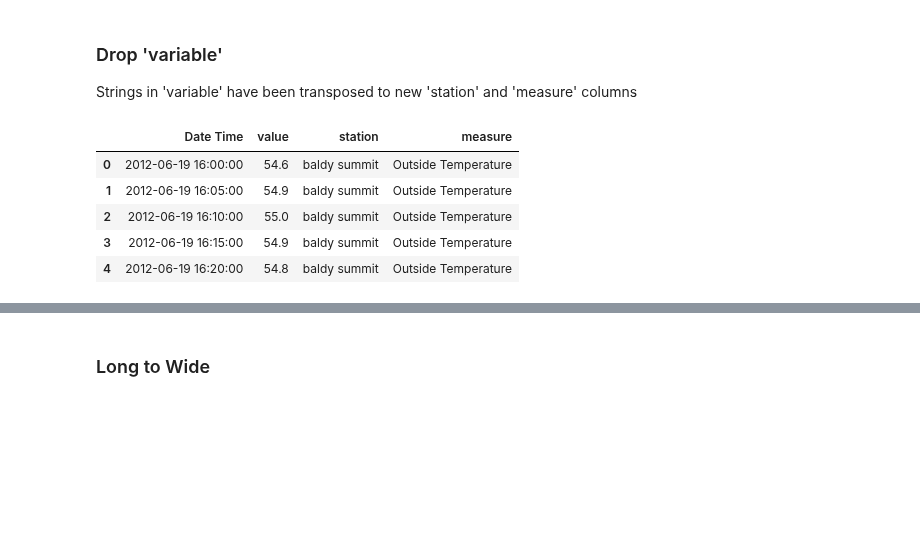
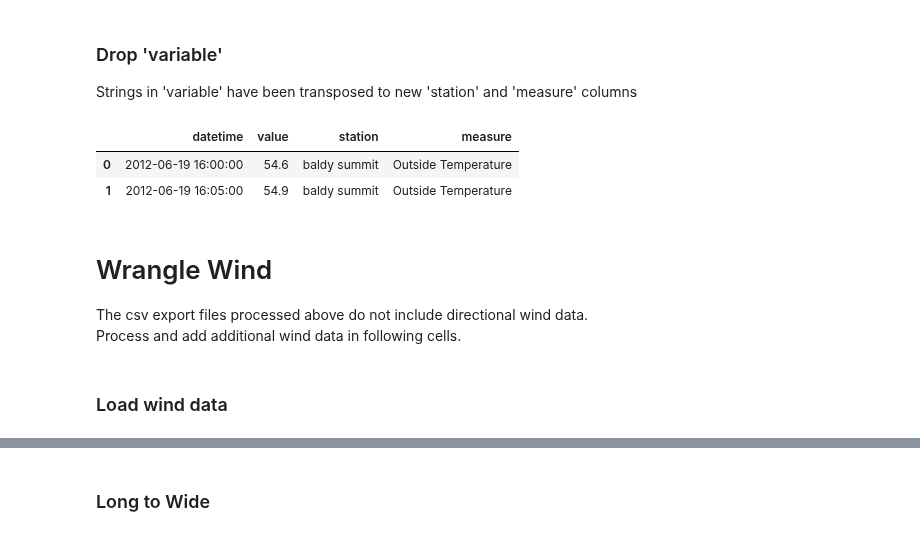
Before and after one commit to samsoe/mpg_notebooks, a Jupyter notebook: mpg_weather_wrangle.ipynb, the cells around one changed output, grey strips where cells are left out. Cells and saved outputs as stored; diff of their text form; code cells hidden in the pictures; blank space fills up the shorter version.

```diff
--- a/mpg_weather_wrangle.ipynb
+++ b/mpg_weather_wrangle.ipynb
@@ -30,7 +27,7 @@ df = df.loc[:, df.columns != 'Day of the Week ']
 ### Rename columns
 # %%
 # rename columns
-rename_columns = ['Date Time',
+rename_columns = ['datetime',
  'Outside Temperature baldy summit_f',
  'High Outside Temperature baldy summit_f',
  'Low Outside Temperature baldy summit_f',
@@ -87,6 +81,6 @@ df.head()
 # %% [markdown]
 ### Wide to Long
 # %%
-ef = df.melt(id_vars=['Date Time'])
+ef = df.melt(id_vars=['datetime'])
 ef.head()
 # %% [output]
@@ -133,11 +121,13 @@ Strings in 'variable' have been transposed to new 'station' and 'measure' column
 # drop 'variable'
 ef = ef.loc[:, ef.columns != 'variable']
 # %%
-ef.head()
+ef.head(2)
 # %% [output]
-|  | Date Time | value | station | measure |
+|  | datetime | value | station | measure |
 | 0 | 2012-06-19 16:00:00 | 54.6 | baldy summit | Outside Temperature |
 | 1 | 2012-06-19 16:05:00 | 54.9 | baldy summit | Outside Temperature |
-| 2 | 2012-06-19 16:10:00 | 55.0 | baldy summit | Outside Temperature |
-| 3 | 2012-06-19 16:15:00 | 54.9 | baldy summit | Outside Temperature |
-| 4 | 2012-06-19 16:20:00 | 54.8 | baldy summit | Outside Temperature |
+# %% [markdown]
+# Wrangle Wind
+The csv export files processed above do not include directional wind data.<br> Process and add additional wind data in following cells.
+# %% [markdown]
+### Load wind data
```
Also changed, not shown: parts of 53 cells of this notebook.
